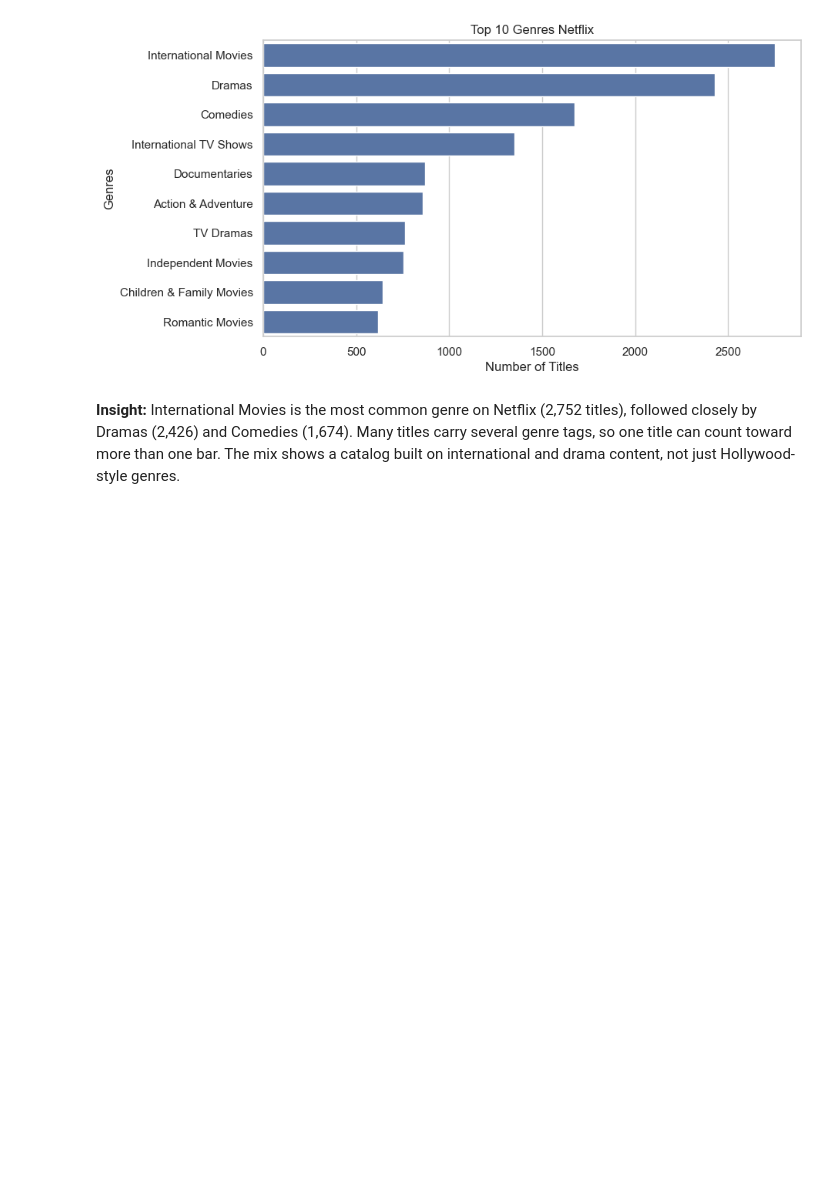
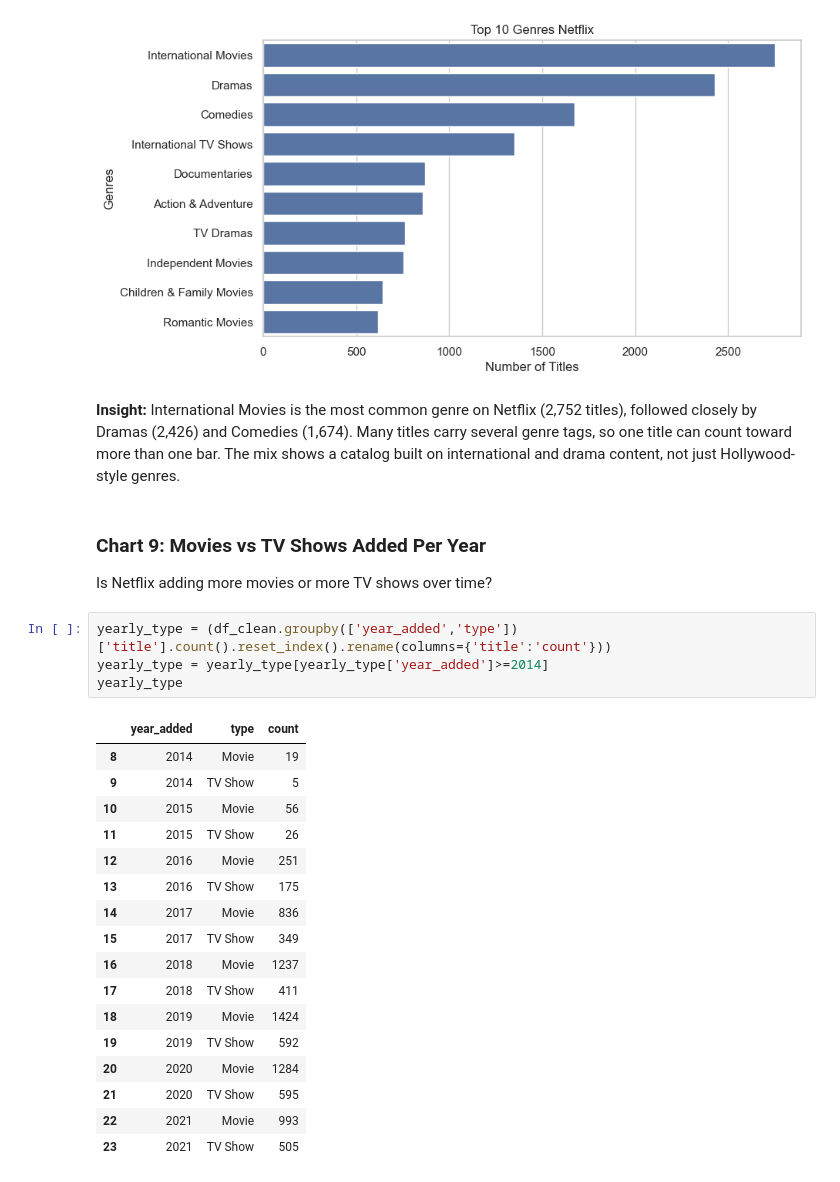
Before and after one commit to baasirahmad46/netflix-eda-visual-storytelling, a Jupyter notebook: notebooks/netflix_eda.ipynb, the cells around one changed output. Cells and saved outputs as stored; diff of their text form; blank space fills up the shorter version.

```diff
--- a/notebooks/netflix_eda.ipynb
+++ b/notebooks/netflix_eda.ipynb
@@ -395,3 +395,28 @@ plt.show()
 [figure]
 # %% [markdown]
 **Insight:** International Movies is the most common genre on Netflix (2,752 titles), followed closely by Dramas (2,426) and Comedies (1,674). Many titles carry several genre tags, so one title can count toward more than one bar. The mix shows a catalog built on international and drama content, not just Hollywood-style genres.
+# %% [markdown]
+### Chart 9: Movies vs TV Shows Added Per Year
+Is Netflix adding more movies or more TV shows over time?
+# %%
+yearly_type = (df_clean.groupby(['year_added','type'])['title'].count().reset_index().rename(columns={'title':'count'}))
+yearly_type = yearly_type[yearly_type['year_added']>=2014]
+yearly_type
+# %% [output]
+|  | year_added | type | count |
+| 8 | 2014 | Movie | 19 |
+| 9 | 2014 | TV Show | 5 |
+| 10 | 2015 | Movie | 56 |
+| 11 | 2015 | TV Show | 26 |
+| 12 | 2016 | Movie | 251 |
+| 13 | 2016 | TV Show | 175 |
+| 14 | 2017 | Movie | 836 |
+| 15 | 2017 | TV Show | 349 |
+| 16 | 2018 | Movie | 1237 |
+| 17 | 2018 | TV Show | 411 |
+| 18 | 2019 | Movie | 1424 |
+| 19 | 2019 | TV Show | 592 |
+| 20 | 2020 | Movie | 1284 |
+| 21 | 2020 | TV Show | 595 |
+| 22 | 2021 | Movie | 993 |
+| 23 | 2021 | TV Show | 505 |
```
Also changed, not shown: parts of 8 cells of this notebook.
